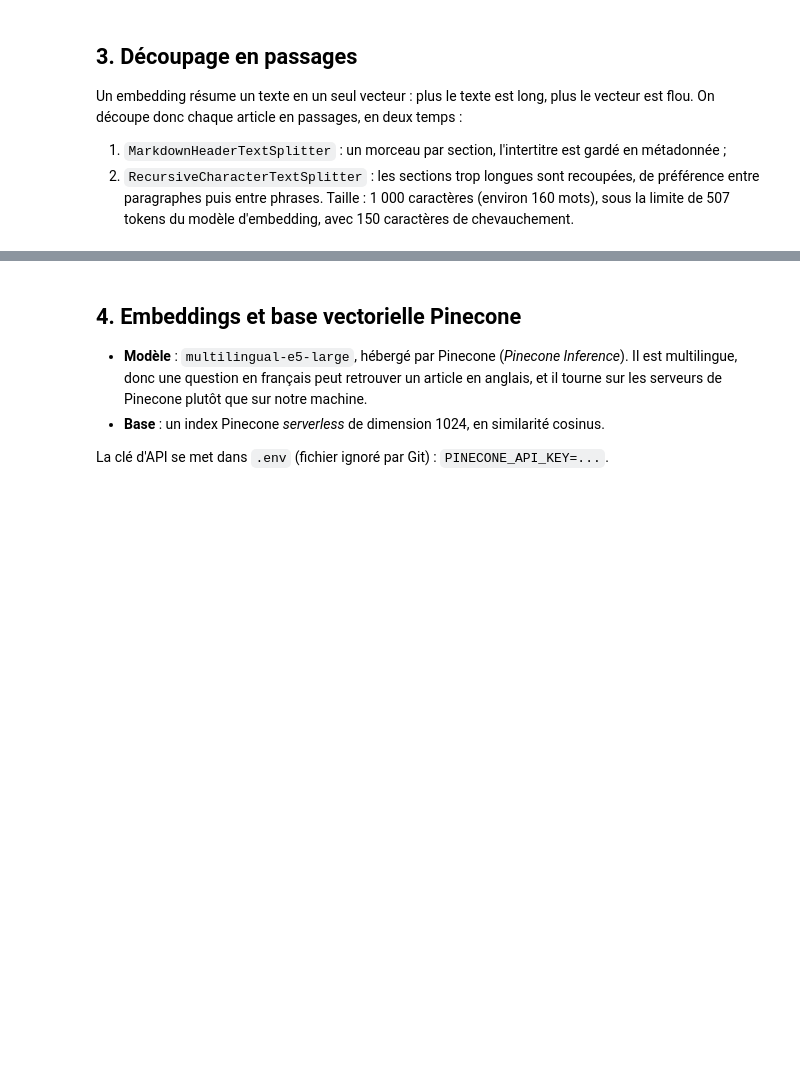
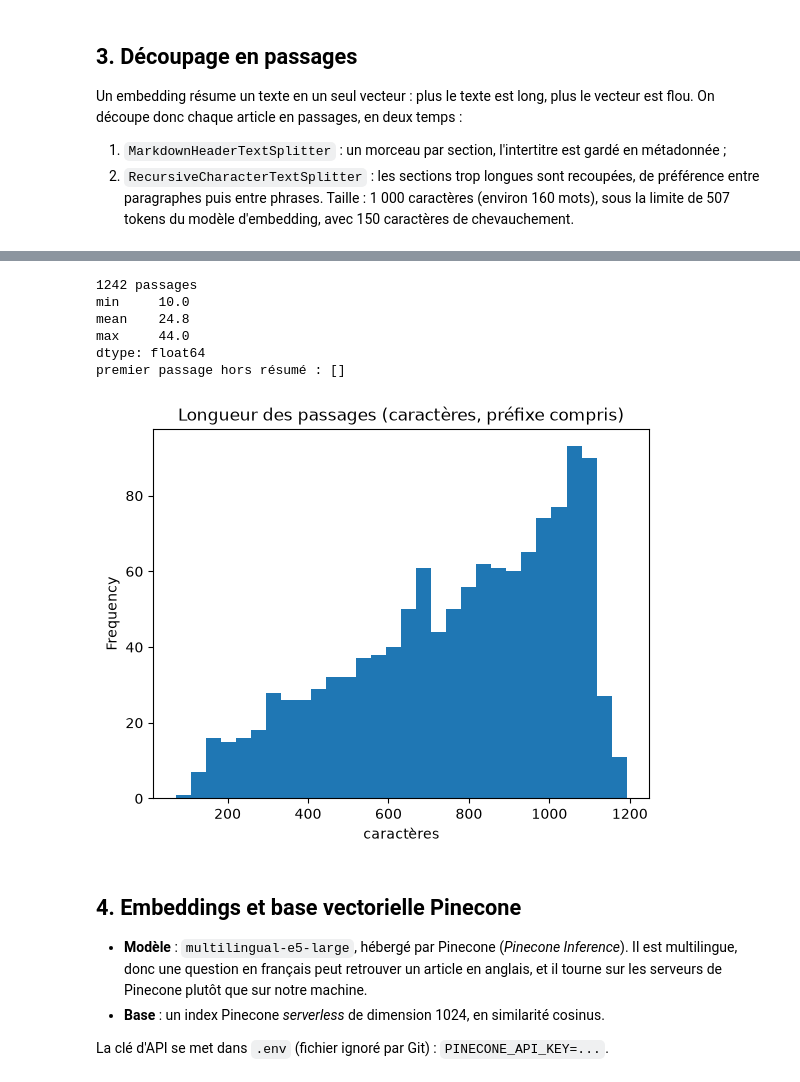
Before and after one commit to mentalist011101/tp1-recherche-semantique, a Jupyter notebook: notebooks/recherche_semantique.ipynb, the cells around one changed output, grey strips where cells are left out. Saved outputs shown, nothing was run; the diff lists cells and outputs as text; code cells hidden in the pictures; blank space fills up the shorter version.

```diff
--- a/notebooks/recherche_semantique.ipynb
+++ b/notebooks/recherche_semantique.ipynb
@@ -361,3 +414,31 @@ flou. On découpe donc chaque article en passages, en deux temps :
 #   - page_content préfixé par "titre › section\n\n" : un passage isolé (« Our method
 #     outperforms… ») ne dit pas de quoi il parle, le préfixe lui donne son contexte.
 # Rassembler tous les passages dans une liste `chunks`.
+# Les remerciements (financements, collègues) ne parlent pas du sujet de l'article.
+ACKNOWLEDGMENTS_RE = re.compile(r"acknowledge?ments?|remerciements", re.I)
+meta = corpus.set_index("doc_id")
+chunks = []
+for doc_id, doc_pieces in pieces.items():
+    titre = meta.loc[doc_id, "titre"]
+    for i, piece in enumerate(doc_pieces):
+        # L'intertitre le plus précis disponible. Un passage sans intertitre est le résumé en
+        # ligne (« Abstract — … »), qui précède le premier intertitre.
+        section = piece.metadata.get("h3") or piece.metadata.get("h2") or piece.metadata.get("h1") or "Résumé"
+        section = re.sub(r"[*_]", "", section).strip()
+        if ACKNOWLEDGMENTS_RE.search(section):
+            continue
+        chunks.append(Document(
+            page_content=f"{titre} › {section}\n\n{piece.page_content}",
+            metadata={
+                "chunk_id": f"{doc_id}-{i:03d}",
+                "doc_id": doc_id,
+                "titre": titre,
+                "langue": meta.loc[doc_id, "langue"],
+                "modalite": meta.loc[doc_id, "modalite"],
+                "url": meta.loc[doc_id, "url"],
+                "section": section,
+            },
+        ))
+
+print(chunks[1].metadata)
+print(chunks[1].page_content[:400])
@@ -364,6 +450,24 @@ flou. On découpe donc chaque article en passages, en deux temps :
 # %%
 # Contrôler : nombre total de passages, histogramme de leur longueur en caractères,
 # nombre de passages par document (min, moyenne, max).
+chunks_df = pd.DataFrame([{**c.metadata, "caracteres": len(c.page_content)} for c in chunks])
+print(f"{len(chunks_df)} passages")
+print(chunks_df.groupby("doc_id").size().describe().loc[["min", "mean", "max"]].round(1))
+# Chaque article doit commencer par son résumé : sinon, l'en-tête (auteurs, affiliations) est resté.
+first_sections = chunks_df.groupby("doc_id")["section"].first()
+print("premier passage hors résumé :", list(first_sections[~first_sections.str.contains("abstract|résumé", case=False)].index))
+
+chunks_df["caracteres"].plot.hist(bins=30, title="Longueur des passages (caractères, préfixe compris)")
+plt.xlabel("caractères")
+plt.show()
+# %% [output]
+1242 passages
+min     10.0
+mean    24.8
+max     44.0
+dtype: float64
+premier passage hors résumé : []
+[figure, added]
 # %% [markdown]
 ## 4. Embeddings et base vectorielle Pinecone
 
```
Also changed, not shown: parts of 3 cells of this notebook.
